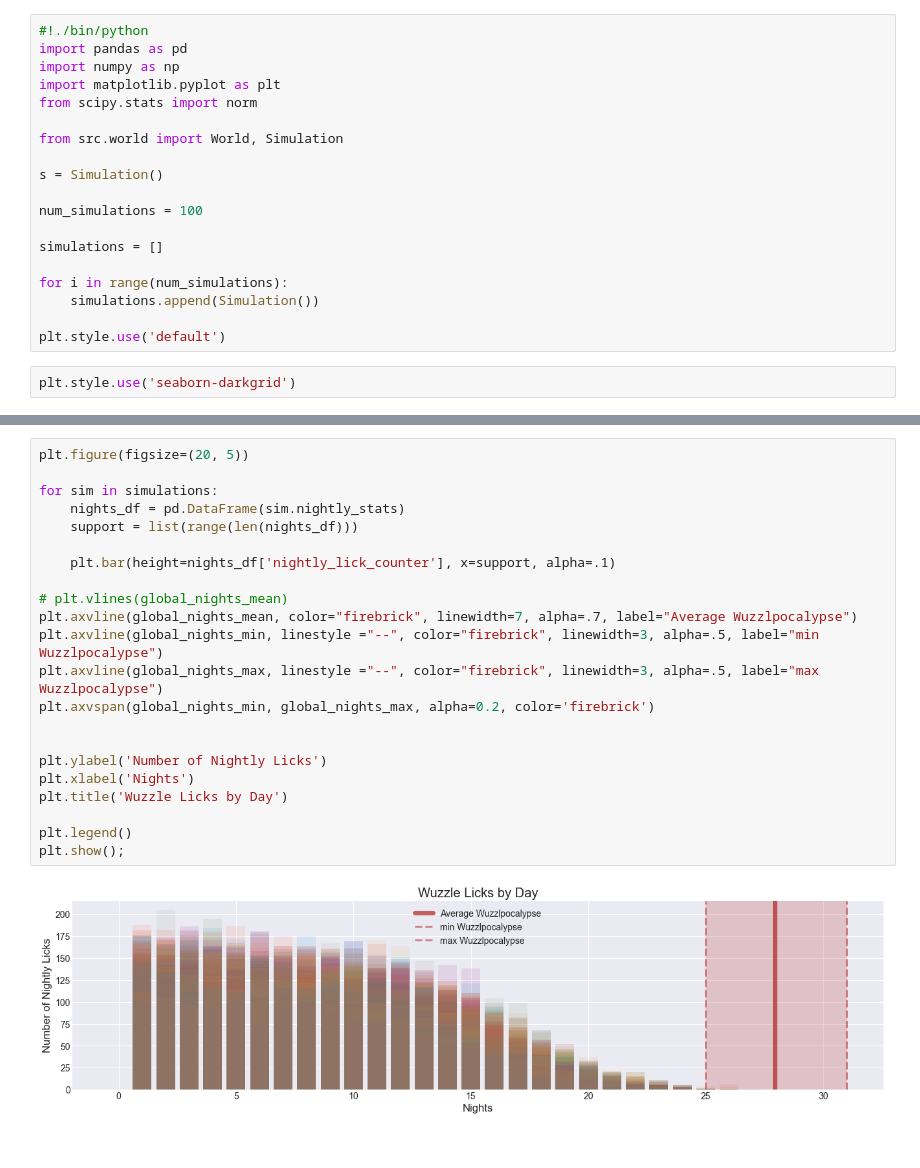
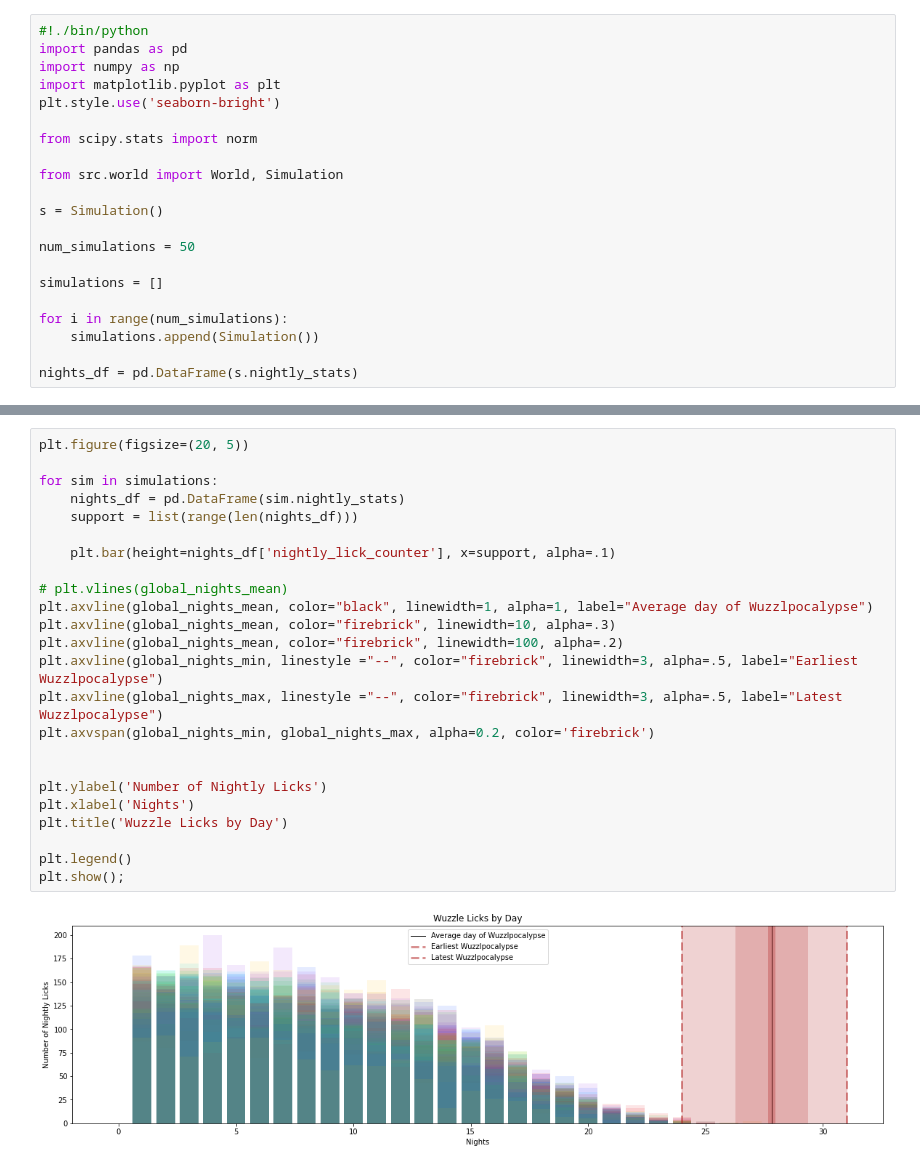
Before and after one commit to pcgentry/candy_machine, a Jupyter notebook: simulation_1.ipynb, the cells around one changed output, grey strips where cells are left out. Saved outputs shown, nothing was run; the diff lists cells and outputs as text.

Commit message:
exploring the simulations

```diff
--- a/simulation_1.ipynb
+++ b/simulation_1.ipynb
@@ -3,19 +10,19 @@
 import pandas as pd
 import numpy as np
 import matplotlib.pyplot as plt
+plt.style.use('seaborn-bright')
+
 from scipy.stats import norm
 
 from src.world import World, Simulation
 
 s = Simulation()
 
-num_simulations = 100
+num_simulations = 50
 
 simulations = []
 
 for i in range(num_simulations):
     simulations.append(Simulation())
 
-plt.style.use('default')
+nights_df = pd.DataFrame(s.nightly_stats)
-# %%
-plt.style.use('seaborn-darkgrid')
@@ -159,24 +188,26 @@ plt.show();
 # %%
 plt.figure(figsize=(20, 5))
 
 for sim in simulations:
     nights_df = pd.DataFrame(sim.nightly_stats)
     support = list(range(len(nights_df)))
 
     plt.bar(height=nights_df['nightly_lick_counter'], x=support, alpha=.1)
 
 # plt.vlines(global_nights_mean)
-plt.axvline(global_nights_mean, color="firebrick", linewidth=7, alpha=.7, label="Average Wuzzlpocalypse")
-plt.axvline(global_nights_min, linestyle ="--", color="firebrick", linewidth=3, alpha=.5, label="min Wuzzlpocalypse")
-plt.axvline(global_nights_max, linestyle ="--", color="firebrick", linewidth=3, alpha=.5, label="max Wuzzlpocalypse")
+plt.axvline(global_nights_mean, color="black", linewidth=1, alpha=1, label="Average day of Wuzzlpocalypse")
+plt.axvline(global_nights_mean, color="firebrick", linewidth=10, alpha=.3)
+plt.axvline(global_nights_mean, color="firebrick", linewidth=100, alpha=.2)
+plt.axvline(global_nights_min, linestyle ="--", color="firebrick", linewidth=3, alpha=.5, label="Earliest Wuzzlpocalypse")
+plt.axvline(global_nights_max, linestyle ="--", color="firebrick", linewidth=3, alpha=.5, label="Latest Wuzzlpocalypse")
 plt.axvspan(global_nights_min, global_nights_max, alpha=0.2, color='firebrick')
 
 
 plt.ylabel('Number of Nightly Licks')
 plt.xlabel('Nights')
 plt.title('Wuzzle Licks by Day')
 
 plt.legend()
 plt.show();
 # %% [output]
-[figure, old version]
+[figure, new version]
```
Also changed, not shown: parts of 11 cells of this notebook.
